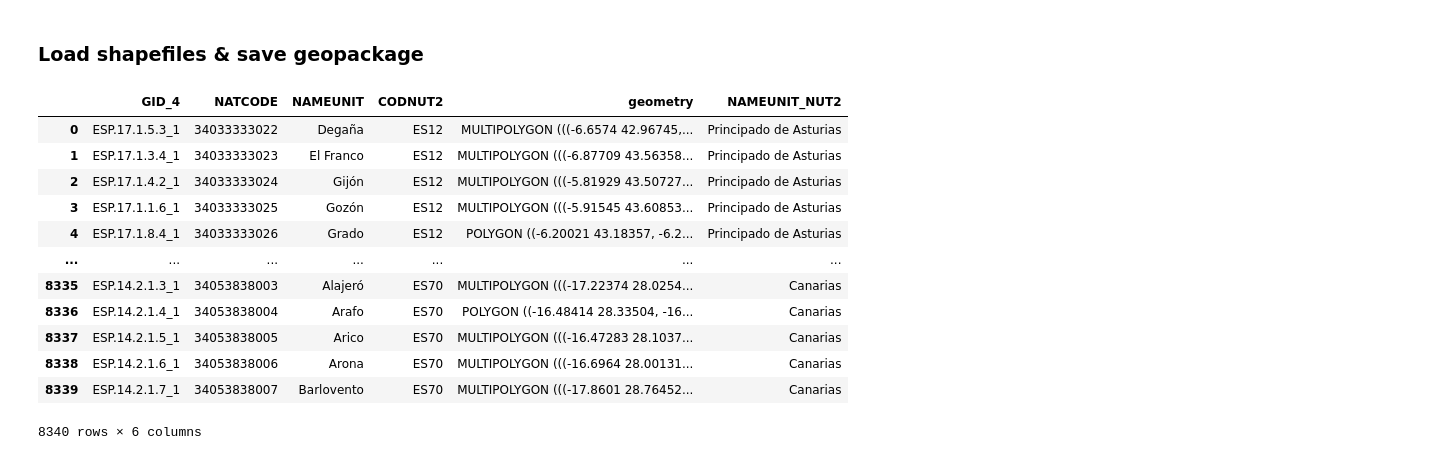
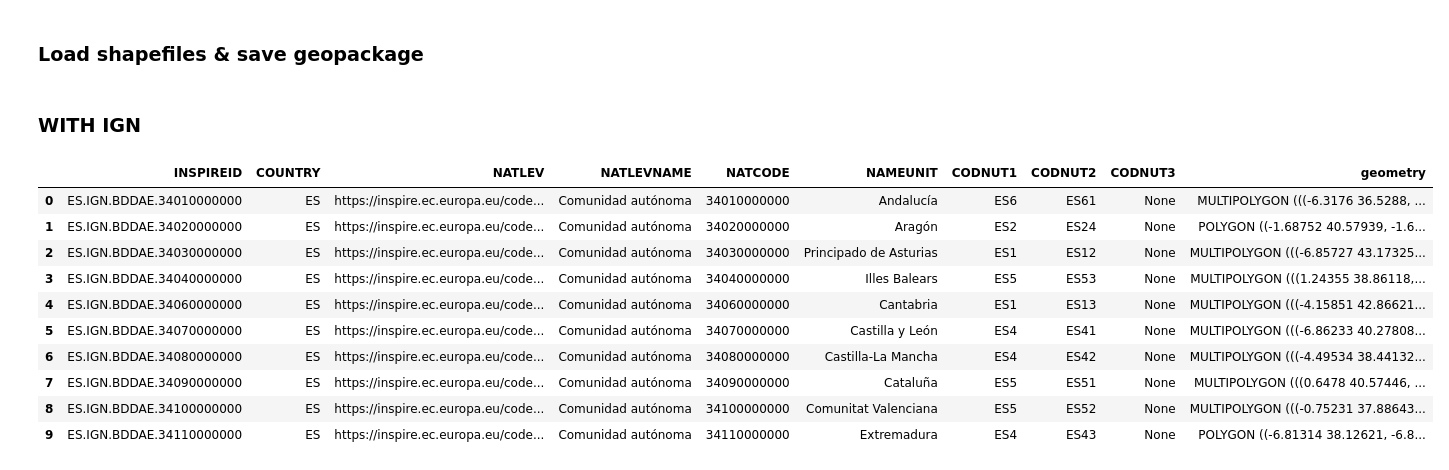
Before and after one commit to Mosquito-Alert/anomaly_detection, a Jupyter notebook: generator/VRI_anomaly_detection_bites.ipynb, the cells around one changed output. Saved outputs shown, nothing was run; the diff lists cells and outputs as text; code cells hidden in the pictures.

```diff
--- a/generator/VRI_anomaly_detection_bites.ipynb
+++ b/generator/VRI_anomaly_detection_bites.ipynb
@@ -270,16 +240,24 @@ gdf['NATCODE'] = gdf['NATCODE'].astype(int)
-# %%
-gdf
-# %% [output]
-|  | GID_4 | NATCODE | NAMEUNIT | CODNUT2 | geometry | NAMEUNIT_NUT2 |
-| 0 | ESP.17.1.5.3_1 | 34033333022 | Degaña | ES12 | MULTIPOLYGON (((-6.6574 42.96745,... | Principado de Asturias |
-| 1 | ESP.17.1.3.4_1 | 34033333023 | El Franco | ES12 | MULTIPOLYGON (((-6.87709 43.56358... | Principado de Asturias |
-| 2 | ESP.17.1.4.2_1 | 34033333024 | Gijón | ES12 | MULTIPOLYGON (((-5.81929 43.50727... | Principado de Asturias |
-| 3 | ESP.17.1.1.6_1 | 34033333025 | Gozón | ES12 | MULTIPOLYGON (((-5.91545 43.60853... | Principado de Asturias |
-| 4 | ESP.17.1.8.4_1 | 34033333026 | Grado | ES12 | POLYGON ((-6.20021 43.18357, -6.2... | Principado de Asturias |
-| ... | ... | ... | ... | ... | ... | ... |
-| 8335 | ESP.14.2.1.3_1 | 34053838003 | Alajeró | ES70 | MULTIPOLYGON (((-17.22374 28.0254... | Canarias |
-| 8336 | ESP.14.2.1.4_1 | 34053838004 | Arafo | ES70 | POLYGON ((-16.48414 28.33504, -16... | Canarias |
-| 8337 | ESP.14.2.1.5_1 | 34053838005 | Arico | ES70 | MULTIPOLYGON (((-16.47283 28.1037... | Canarias |
-| 8338 | ESP.14.2.1.6_1 | 34053838006 | Arona | ES70 | MULTIPOLYGON (((-16.6964 28.00131... | Canarias |
-| 8339 | ESP.14.2.1.7_1 | 34053838007 | Barlovento | ES70 | MULTIPOLYGON (((-17.8601 28.76452... | Canarias |
-8340 rows × 6 columns
+# %% [markdown]
+### WITH IGN
+# %%
+peninsula_ccaa_ign = gpd.read_file(os.path.join(GEO_DATA_DIR, 'lineas_limite', 'SHP_ETRS89', 'recintos_autonomicas_inspire_peninbal_etrs89'))
+peninsula_ccaa_ign = peninsula_ccaa_ign.to_crs(epsg=4326)
+
+canarias_ccaa_ign = gpd.read_file(os.path.join(GEO_DATA_DIR, 'lineas_limite', 'SHP_REGCAN95', 'recintos_autonomicas_inspire_canarias_regcan95'))
+canarias_ccaa_ign = canarias_ccaa_ign.to_crs(epsg=4326)
+
+spain_ccaa_ign = gpd.GeoDataFrame(pd.concat([peninsula_ccaa_ign, canarias_ccaa_ign], ignore_index=True))
+spain_ccaa_ign['NAMEUNIT'] = spain_ccaa_ign['NAMEUNIT'].str.split('/').str[0]
+spain_ccaa_ign.head(10)
+# %% [output]
+|  | INSPIREID | COUNTRY | NATLEV | NATLEVNAME | NATCODE | NAMEUNIT | CODNUT1 | CODNUT2 | CODNUT3 | geometry |
+| 0 | ES.IGN.BDDAE.34010000000 | ES | https://inspire.ec.europa.eu/code... | Comunidad autónoma | 34010000000 | Andalucía | ES6 | ES61 | None | MULTIPOLYGON (((-6.3176 36.5288, ... |
+| 1 | ES.IGN.BDDAE.34020000000 | ES | https://inspire.ec.europa.eu/code... | Comunidad autónoma | 34020000000 | Aragón | ES2 | ES24 | None | POLYGON ((-1.68752 40.57939, -1.6... |
+| 2 | ES.IGN.BDDAE.34030000000 | ES | https://inspire.ec.europa.eu/code... | Comunidad autónoma | 34030000000 | Principado de Asturias | ES1 | ES12 | None | MULTIPOLYGON (((-6.85727 43.17325... |
+| 3 | ES.IGN.BDDAE.34040000000 | ES | https://inspire.ec.europa.eu/code... | Comunidad autónoma | 34040000000 | Illes Balears | ES5 | ES53 | None | MULTIPOLYGON (((1.24355 38.86118,... |
+| 4 | ES.IGN.BDDAE.34060000000 | ES | https://inspire.ec.europa.eu/code... | Comunidad autónoma | 34060000000 | Cantabria | ES1 | ES13 | None | MULTIPOLYGON (((-4.15851 42.86621... |
+| 5 | ES.IGN.BDDAE.34070000000 | ES | https://inspire.ec.europa.eu/code... | Comunidad autónoma | 34070000000 | Castilla y León | ES4 | ES41 | None | MULTIPOLYGON (((-6.86233 40.27808... |
+| 6 | ES.IGN.BDDAE.34080000000 | ES | https://inspire.ec.europa.eu/code... | Comunidad autónoma | 34080000000 | Castilla-La Mancha | ES4 | ES42 | None | MULTIPOLYGON (((-4.49534 38.44132... |
+| 7 | ES.IGN.BDDAE.34090000000 | ES | https://inspire.ec.europa.eu/code... | Comunidad autónoma | 34090000000 | Cataluña | ES5 | ES51 | None | MULTIPOLYGON (((0.6478 40.57446, ... |
+| 8 | ES.IGN.BDDAE.34100000000 | ES | https://inspire.ec.europa.eu/code... | Comunidad autónoma | 34100000000 | Comunitat Valenciana | ES5 | ES52 | None | MULTIPOLYGON (((-0.75231 37.88643... |
+| 9 | ES.IGN.BDDAE.34110000000 | ES | https://inspire.ec.europa.eu/code... | Comunidad autónoma | 34110000000 | Extremadura | ES4 | ES43 | None | POLYGON ((-6.81314 38.12621, -6.8... |
```
Also changed, not shown: parts of 22 cells of this notebook.
